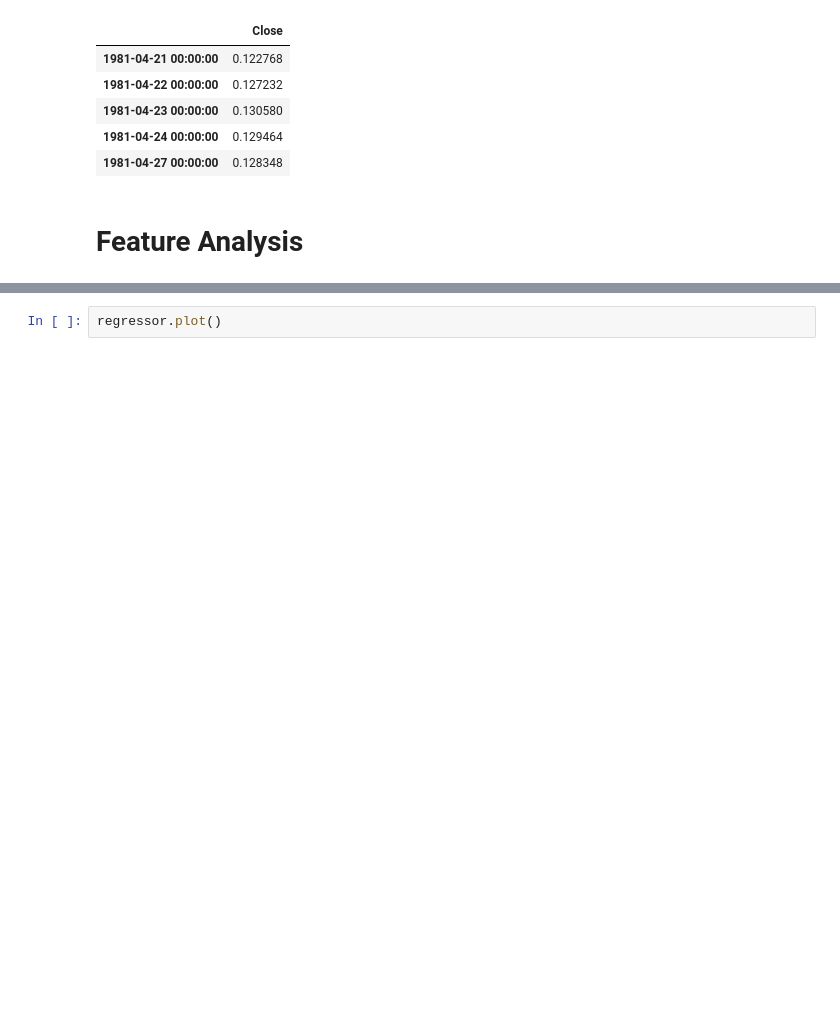
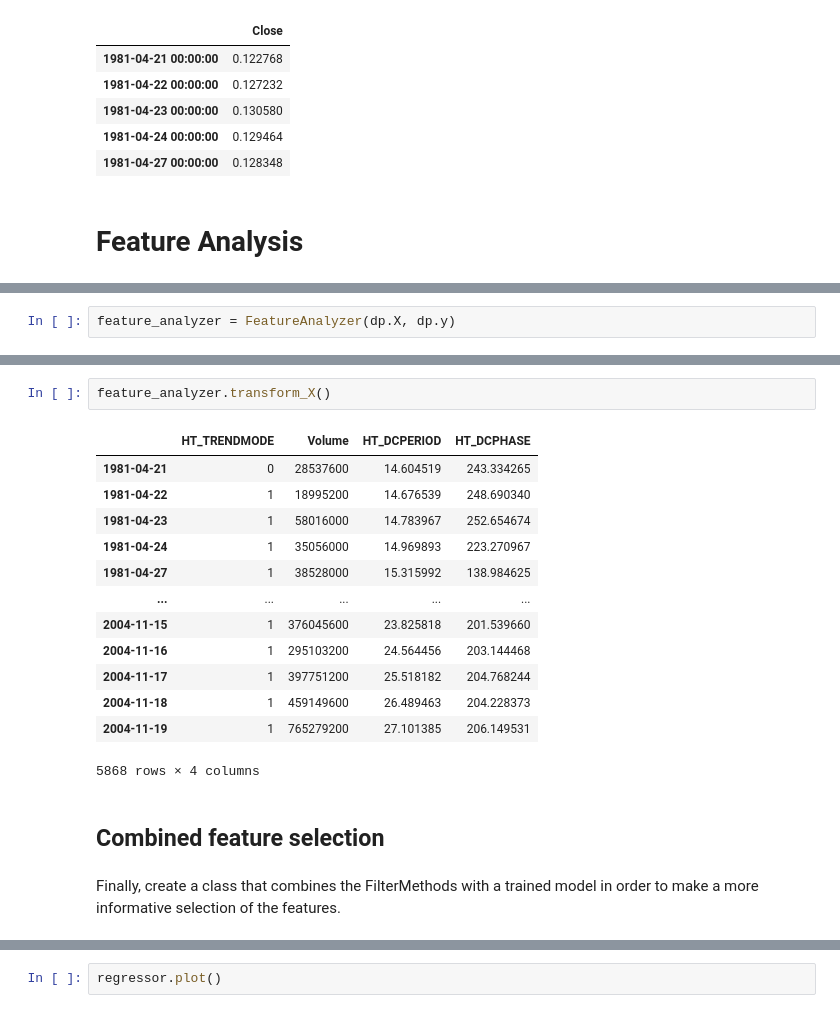
Before and after one commit to ViktorGakis/WebApps, a Jupyter notebook: TimeSeries Analysis/predict.ipynb, the cells around one changed output, grey strips where cells are left out. Cells and saved outputs as stored; diff of their text form; blank space fills up the shorter version.

Commit message:
refactored and added FeatureAnalyzer

```diff
--- a/TimeSeries Analysis/predict.ipynb
+++ b/TimeSeries Analysis/predict.ipynb
@@ -591,0 +436,2 @@ class FilterMethods:
+# %%
+feature_analyzer = FeatureAnalyzer(dp.X, dp.y)
@@ -591,0 +462,20 @@ class FilterMethods:
+# %%
+feature_analyzer.transform_X()
+# %% [output]
+|  | HT_TRENDMODE | Volume | HT_DCPERIOD | HT_DCPHASE |
+| 1981-04-21 | 0 | 28537600 | 14.604519 | 243.334265 |
+| 1981-04-22 | 1 | 18995200 | 14.676539 | 248.690340 |
+| 1981-04-23 | 1 | 58016000 | 14.783967 | 252.654674 |
+| 1981-04-24 | 1 | 35056000 | 14.969893 | 223.270967 |
+| 1981-04-27 | 1 | 38528000 | 15.315992 | 138.984625 |
+| ... | ... | ... | ... | ... |
+| 2004-11-15 | 1 | 376045600 | 23.825818 | 201.539660 |
+| 2004-11-16 | 1 | 295103200 | 24.564456 | 203.144468 |
+| 2004-11-17 | 1 | 397751200 | 25.518182 | 204.768244 |
+| 2004-11-18 | 1 | 459149600 | 26.489463 | 204.228373 |
+| 2004-11-19 | 1 | 765279200 | 27.101385 | 206.149531 |
+5868 rows × 4 columns
+# %% [markdown]
+## Combined feature selection
+# %% [markdown]
+Finally, create a class that combines the FilterMethods with a trained model in order to make a more informative selection of the features.
```
Also changed, not shown: parts of 40 cells of this notebook, 1 other file.
